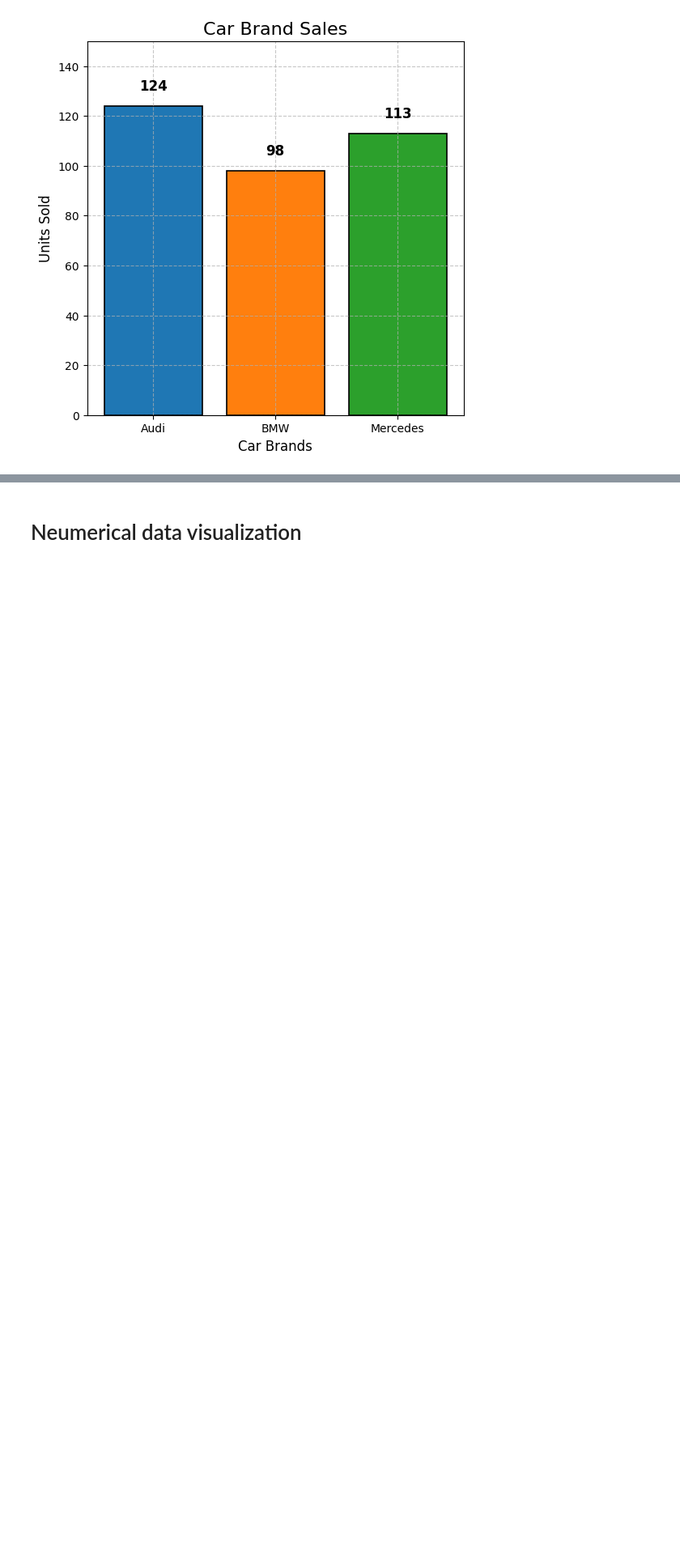
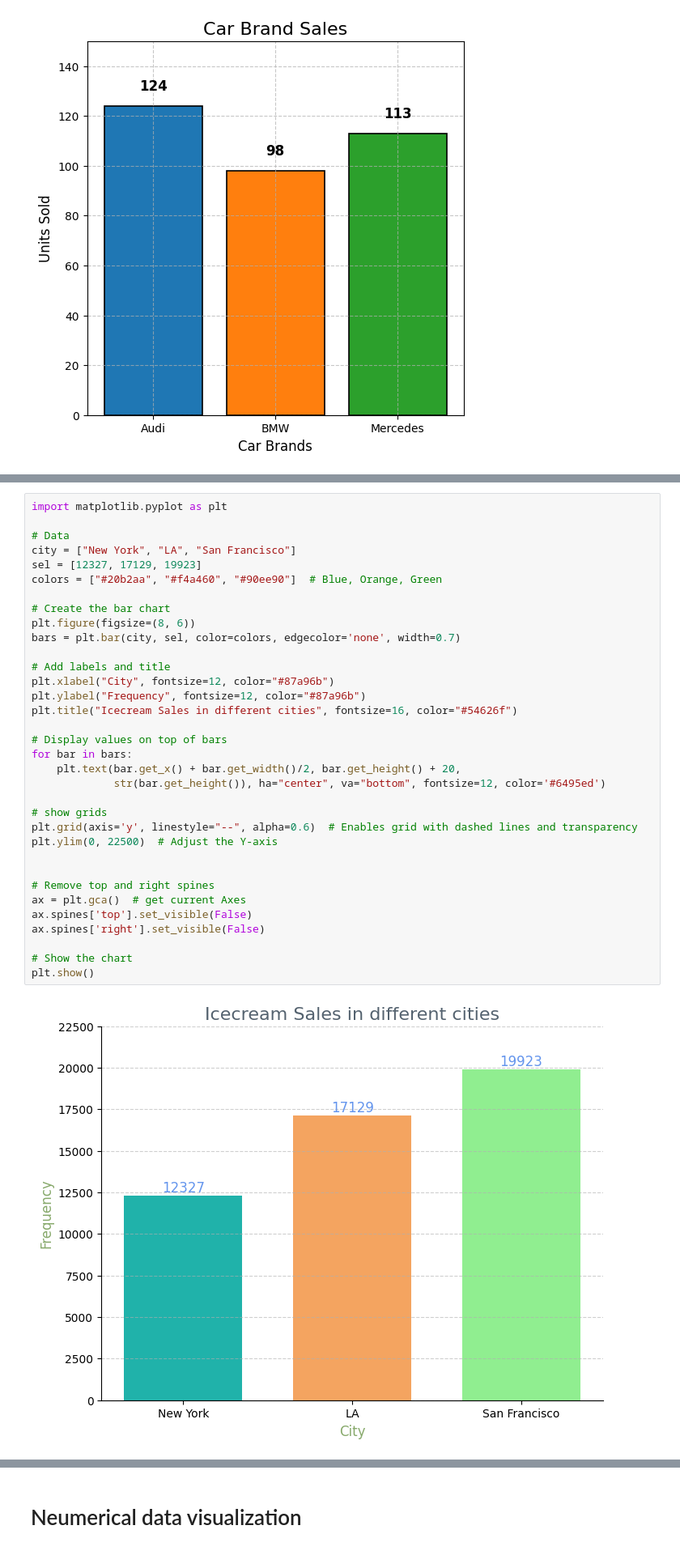
Before and after one commit to Rumaan-Kaisar/DataScience, a Jupyter notebook: Stat_ch1_dscptv/ch1_descriptive_stat.ipynb, the cells around one changed output, grey strips where cells are left out. Shown: that part at 81% size. Saved outputs shown, nothing was run; the diff lists cells and outputs as text; blank space fills up the shorter version.

```diff
--- a/Stat_ch1_dscptv/ch1_descriptive_stat.ipynb
+++ b/Stat_ch1_dscptv/ch1_descriptive_stat.ipynb
@@ -46,3 +92,39 @@ plt.show()
+# %%
+import matplotlib.pyplot as plt
+
+# Data
+city = ["New York", "LA", "San Francisco"]
+sel = [12327, 17129, 19923]
+colors = ["#20b2aa", "#f4a460", "#90ee90"]  # Blue, Orange, Green
+
+# Create the bar chart
+plt.figure(figsize=(8, 6))
+bars = plt.bar(city, sel, color=colors, edgecolor='none', width=0.7)
+
+# Add labels and title
+plt.xlabel("City", fontsize=12, color="#87a96b")
+plt.ylabel("Frequency", fontsize=12, color="#87a96b")
+plt.title("Icecream Sales in different cities", fontsize=16, color="#54626f")
+
+# Display values on top of bars
+for bar in bars:
+    plt.text(bar.get_x() + bar.get_width()/2, bar.get_height() + 20,
+             str(bar.get_height()), ha="center", va="bottom", fontsize=12, color='#6495ed')
+
+# show grids
+plt.grid(axis='y', linestyle="--", alpha=0.6)  # Enables grid with dashed lines and transparency
+plt.ylim(0, 22500)  # Adjust the Y-axis
+
+
+# Remove top and right spines
+ax = plt.gca()  # get current Axes
+ax.spines['top'].set_visible(False)
+ax.spines['right'].set_visible(False)
+
+# Show the chart
+plt.show()
+# %% [output]
+[figure, added]
 # %% [markdown]
 ## A minimalist-style pie chart using `matplotlib`, with clean visuals and muted modern colors:
 
```
Also changed, not shown: parts of 1 cell of this notebook.
